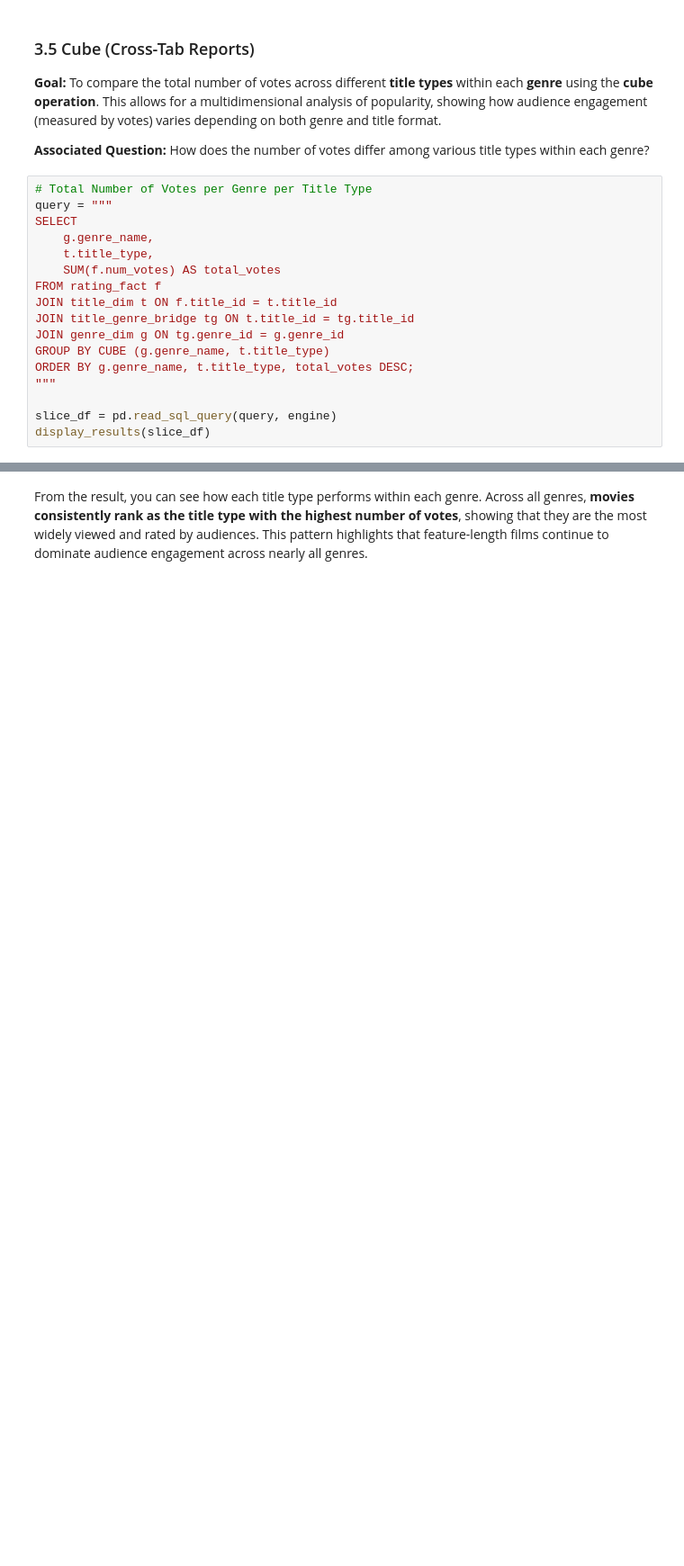
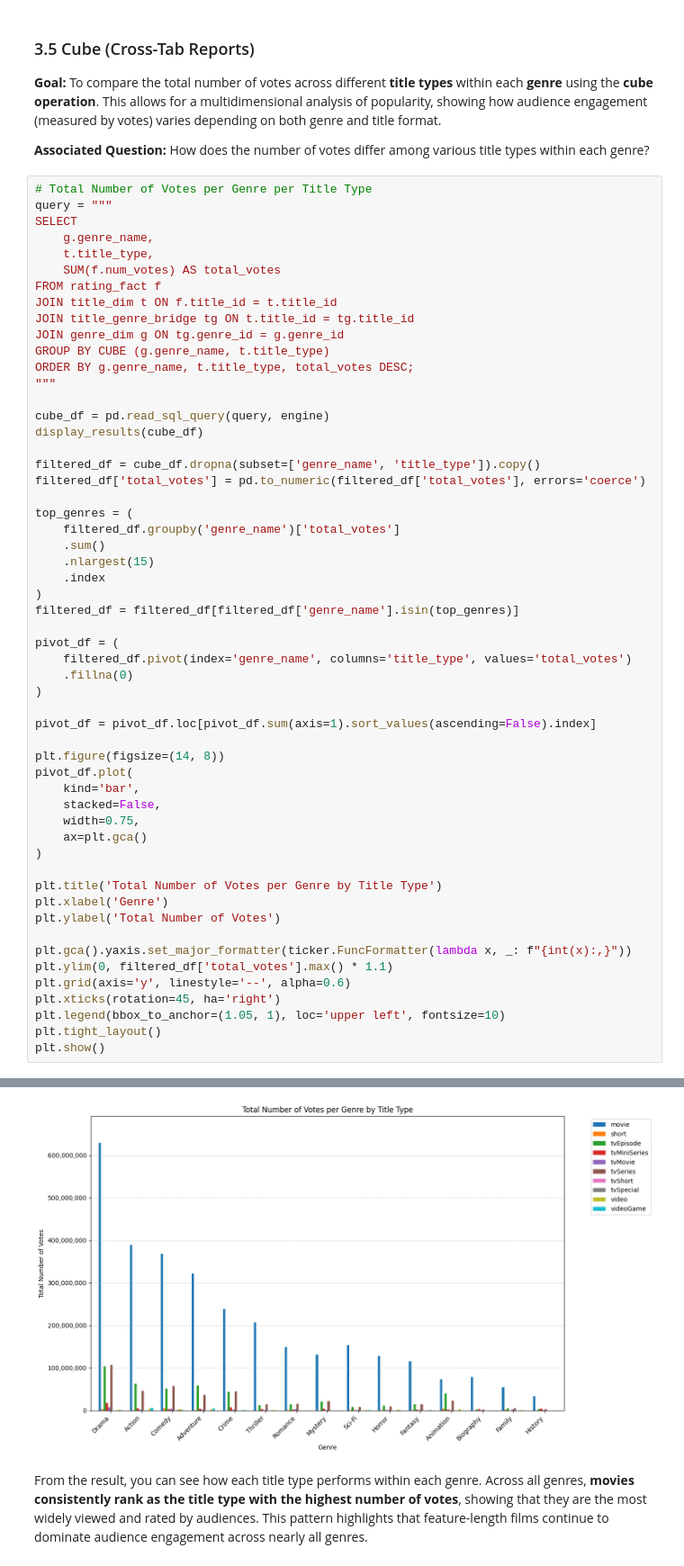
Before and after one commit to dredredre20/STADVDB-G12, a Jupyter notebook: mco_advdb.ipynb, the cells around one changed output, grey strips where cells are left out. Shown at 90% size. Drawn from its saved outputs; the diff is of its cells as text; blank space fills up the shorter version.

Commit message:
Updated cube operation

```diff
--- a/mco_advdb.ipynb
+++ b/mco_advdb.ipynb
@@ -411,6 +411,44 @@ GROUP BY CUBE (g.genre_name, t.title_type)
 ORDER BY g.genre_name, t.title_type, total_votes DESC;
 """
 
-slice_df = pd.read_sql_query(query, engine)
-display_results(slice_df)
+cube_df = pd.read_sql_query(query, engine)
+display_results(cube_df)
+
+filtered_df = cube_df.dropna(subset=['genre_name', 'title_type']).copy()
+filtered_df['total_votes'] = pd.to_numeric(filtered_df['total_votes'], errors='coerce')
+
+top_genres = (
+    filtered_df.groupby('genre_name')['total_votes']
+    .sum()
+    .nlargest(15)
+    .index
+)
+filtered_df = filtered_df[filtered_df['genre_name'].isin(top_genres)]
+
+pivot_df = (
+    filtered_df.pivot(index='genre_name', columns='title_type', values='total_votes')
+    .fillna(0)
+)
+
+pivot_df = pivot_df.loc[pivot_df.sum(axis=1).sort_values(ascending=False).index]
+
+plt.figure(figsize=(14, 8))
+pivot_df.plot(
+    kind='bar',
+    stacked=False,
+    width=0.75,
+    ax=plt.gca()
+)
+
+plt.title('Total Number of Votes per Genre by Title Type')
+plt.xlabel('Genre')
+plt.ylabel('Total Number of Votes')
+
+plt.gca().yaxis.set_major_formatter(ticker.FuncFormatter(lambda x, _: f"{int(x):,}"))
+plt.ylim(0, filtered_df['total_votes'].max() * 1.1)
+plt.grid(axis='y', linestyle='--', alpha=0.6)
+plt.xticks(rotation=45, ha='right')
+plt.legend(bbox_to_anchor=(1.05, 1), loc='upper left', fontsize=10)
+plt.tight_layout()
+plt.show()
 # %% [output]
@@ -434,3 +455,4 @@ display_results(slice_df)
+[figure, added]
 # %% [markdown]
 From the result, you can see how each title type performs within each genre. Across all genres, **movies consistently rank as the title type with the highest number of votes**, showing that they are the most widely viewed and rated by audiences.  This pattern highlights that feature-length films continue to dominate audience engagement across nearly all genres.
 # %% [markdown]
```
Also changed, not shown: parts of 3 cells of this notebook.
